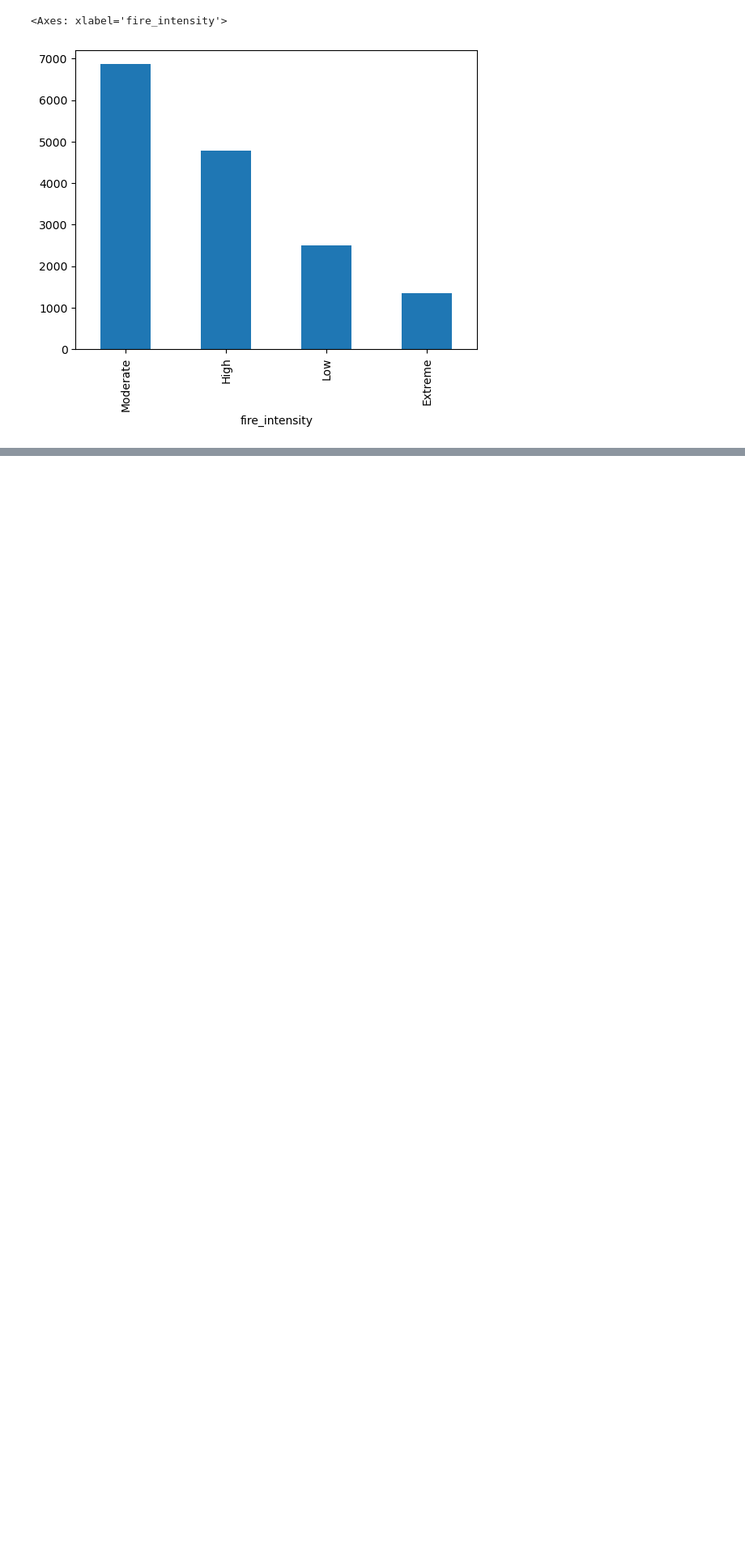
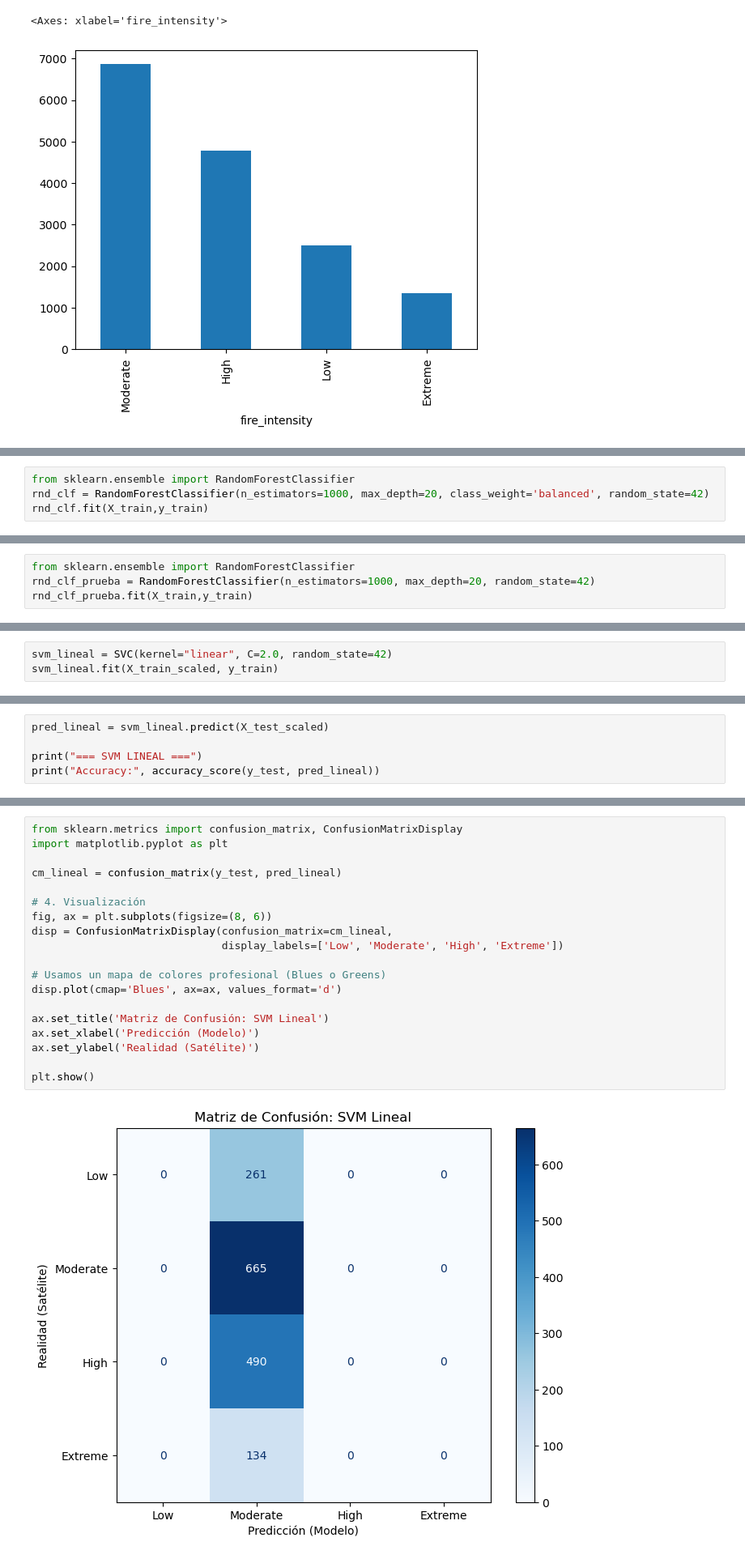
Before and after one commit to carmencnles/CEIABD, a Jupyter notebook: SAA/3ºEVA/TrabajoMatrizdeConfusion/Trabajo_Carmen.ipynb, the cells around one changed output, grey strips where cells are left out. Shown at 81% size. Cells and saved outputs as stored; diff of their text form; blank space fills up the shorter version.

```diff
--- a/SAA/3ºEVA/TrabajoMatrizdeConfusion/Trabajo_Carmen.ipynb
+++ b/SAA/3ºEVA/TrabajoMatrizdeConfusion/Trabajo_Carmen.ipynb
@@ -117,0 +343,4 @@ y = df['fire_intensity'].to_frame()
+# %%
+from sklearn.ensemble import RandomForestClassifier
+rnd_clf = RandomForestClassifier(n_estimators=1000, max_depth=20, class_weight='balanced', random_state=42)
+rnd_clf.fit(X_train,y_train)
@@ -117,0 +358,4 @@ y = df['fire_intensity'].to_frame()
+# %%
+from sklearn.ensemble import RandomForestClassifier
+rnd_clf_prueba = RandomForestClassifier(n_estimators=1000, max_depth=20, random_state=42)
+rnd_clf_prueba.fit(X_train,y_train)
@@ -117,0 +372,3 @@ y = df['fire_intensity'].to_frame()
+# %%
+svm_lineal = SVC(kernel="linear", C=2.0, random_state=42)
+svm_lineal.fit(X_train_scaled, y_train)
@@ -117,0 +377,5 @@ y = df['fire_intensity'].to_frame()
+# %%
+pred_lineal = svm_lineal.predict(X_test_scaled)
+
+print("=== SVM LINEAL ===")
+print("Accuracy:", accuracy_score(y_test, pred_lineal))
@@ -117,0 +437,21 @@ y = df['fire_intensity'].to_frame()
+# %%
+from sklearn.metrics import confusion_matrix, ConfusionMatrixDisplay
+import matplotlib.pyplot as plt
+
+cm_lineal = confusion_matrix(y_test, pred_lineal)
+
+# 4. Visualización
+fig, ax = plt.subplots(figsize=(8, 6))
+disp = ConfusionMatrixDisplay(confusion_matrix=cm_lineal,
+                              display_labels=['Low', 'Moderate', 'High', 'Extreme'])
+
+# Usamos un mapa de colores profesional (Blues o Greens)
+disp.plot(cmap='Blues', ax=ax, values_format='d')
+
+ax.set_title('Matriz de Confusión: SVM Lineal')
+ax.set_xlabel('Predicción (Modelo)')
+ax.set_ylabel('Realidad (Satélite)')
+
+plt.show()
+# %% [output]
+[figure, added]
```
Also changed, not shown: parts of 48 cells of this notebook, 1 other file.
